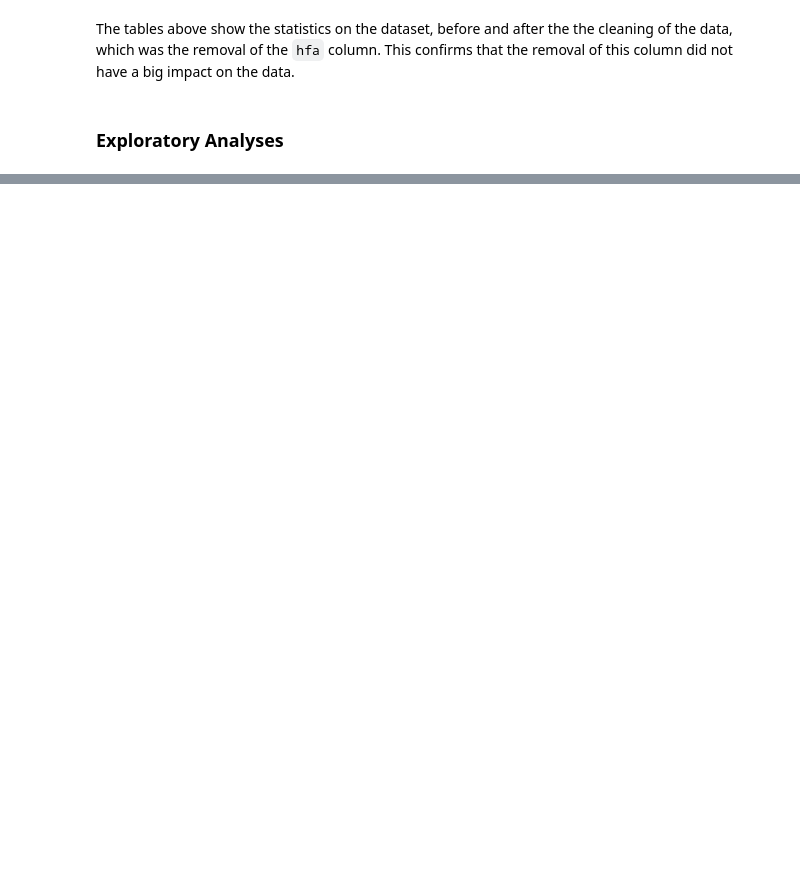
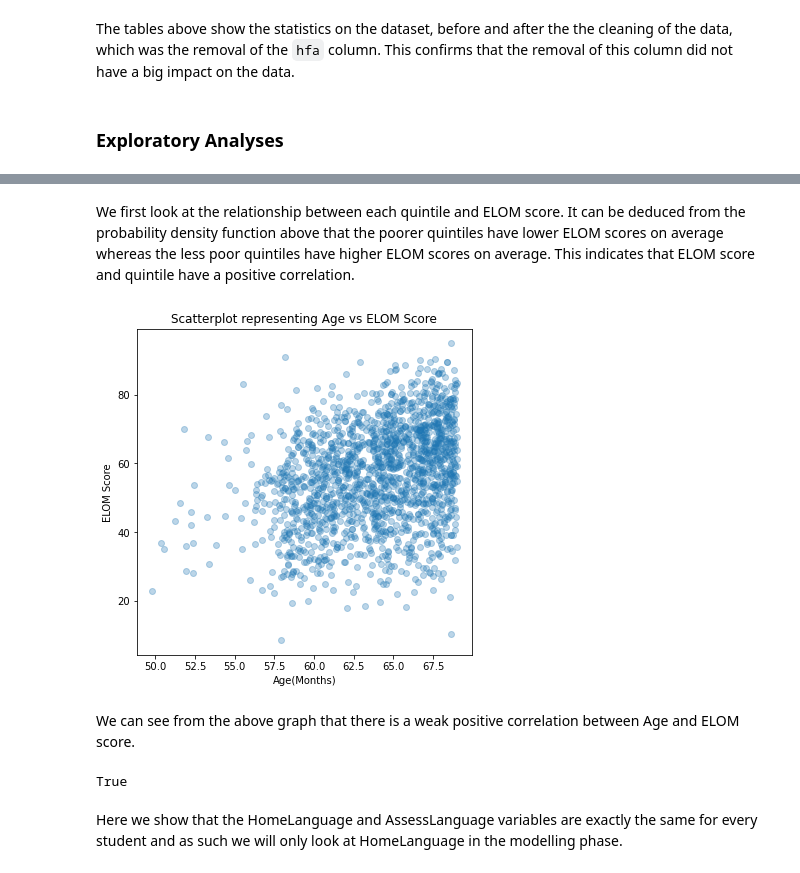
Before and after one commit to bongo1007/DAE, a Jupyter notebook: Project.ipynb, the cells around one changed output, grey strips where cells are left out. Cells and saved outputs as stored; diff of their text form; code cells hidden in the pictures; blank space fills up the shorter version.

```diff
--- a/Project.ipynb
+++ b/Project.ipynb
@@ -421,0 +379,19 @@ The above analyses will assist in determining correlations between the chosen va
+# %% [markdown]
+We first look at the relationship between each quintile and ELOM score. It can be deduced from the probability density function above that the poorer quintiles have lower ELOM scores on average whereas the less poor quintiles have higher ELOM scores on average. This indicates that ELOM score and quintile have a positive correlation.
+# %%
+plt.figure(figsize=(6,6))
+plt.title("Scatterplot representing Age vs ELOM Score")
+plt.ylabel('ELOM Score')
+plt.xlabel('Age(Months)')
+plt.scatter(df2019.Age,df2019.total,alpha=0.3)
+plt.show()
+# %% [output]
+[figure, added]
+# %% [markdown]
+We can see from the above graph that there is a weak positive correlation between Age and ELOM score.
+# %%
+df2019["HomeLanguage"].equals(df2019["AssesLanguage"])
+# %% [output]
+True
+# %% [markdown]
+Here we show that the HomeLanguage and AssessLanguage variables are exactly the same for every student and as such we will only look at HomeLanguage in the modelling phase.
```
Also changed, not shown: parts of 98 cells of this notebook.
